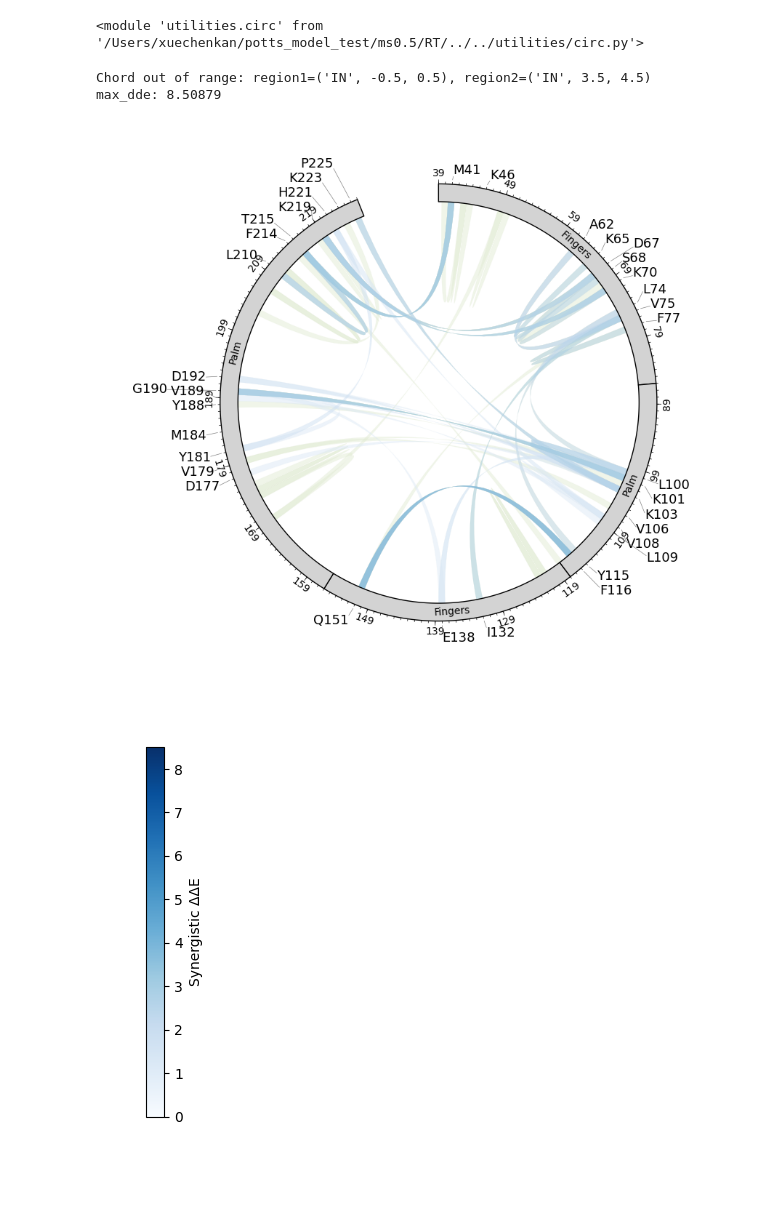
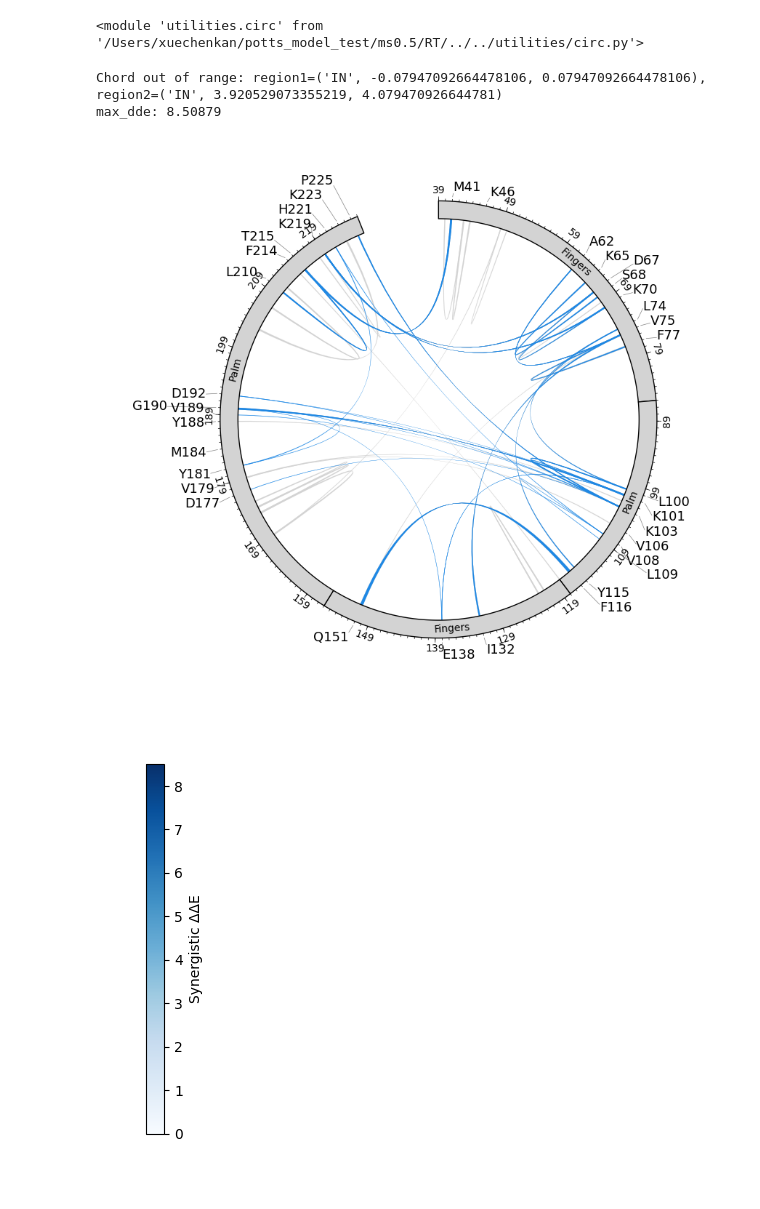
Before and after one commit to Daniel-Xkan/potts_model_test, a Jupyter notebook: ms0.5/RT/RT_PyCirclize3.0.ipynb, the cells around one changed output. Cells and saved outputs as stored; diff of their text form; code cells hidden in the pictures.

```diff
--- a/ms0.5/RT/RT_PyCirclize3.0.ipynb
+++ b/ms0.5/RT/RT_PyCirclize3.0.ipynb
@@ -47,19 +47,22 @@ combined_DRM = top_20_DRM + bottom_20_DRM
 # %%
 RT_circos_syn,sector =circ.initialize_RT_circos_w_ticks(actual_length, (90, 98))
 circ.add_DRM_annotation(RT_circos_syn,sector, (100, 100),combined_DRM,39)
-circ.connect_background_syn_cords(RT_circos_syn,sector,RT_kn_path, 50,start_aa=start_aa,chord_thickness=0.5, color_scheme='RT')
-circ.connect_syn_cords(RT_circos_syn,sector,RT_kn_path, top_20_DRM,RT_redux_dict,start_aa=start_aa,chord_thickness=0.5)
+weight = 188/263
+# circ.connect_background_syn_cords(RT_circos_syn,sector,RT_kn_path, 50,start_aa,0.5*weight, 'RT','color','global')
+# circ.connect_syn_cords(RT_circos_syn,sector,RT_kn_path, top_20_DRM,RT_redux_dict,start_aa,0.5*weight,'color','global')
+circ.connect_background_syn_cords(RT_circos_syn,sector,RT_kn_path, 50,start_aa,0.5*weight, 'RT','width','global')
+circ.connect_syn_cords(RT_circos_syn,sector,RT_kn_path, top_20_DRM,RT_redux_dict,start_aa,0.5*weight,'width','global')
 fig = RT_circos_syn.plotfig()
 
 
 plt.show()
 sm = circ.plot_colorbar(0, 8.50879, True)
 cbar = plt.colorbar(sm, ax=plt.gca(), orientation='vertical', label='Synergistic ΔΔE')
 plt.gca().remove()
 # %% [output]
-Chord out of range: region1=('IN', -0.5, 0.5), region2=('IN', 3.5, 4.5)
+Chord out of range: region1=('IN', -0.07947092664478106, 0.07947092664478106), region2=('IN', 3.920529073355219, 4.079470926644781)
 max_dde: 8.50879
-[figure, old version]
+[figure, new version]
 [figure]
 # %%
 RT_circos_antag,sector =circ.initialize_RT_circos_w_ticks(actual_length, (90, 98))
```
Also changed, not shown: parts of 1 cell of this notebook, 3 other files.
